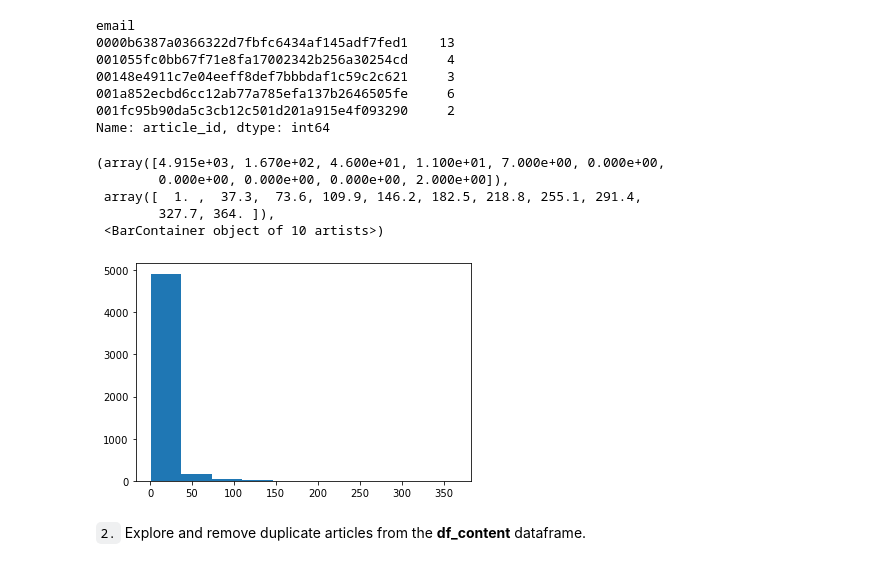
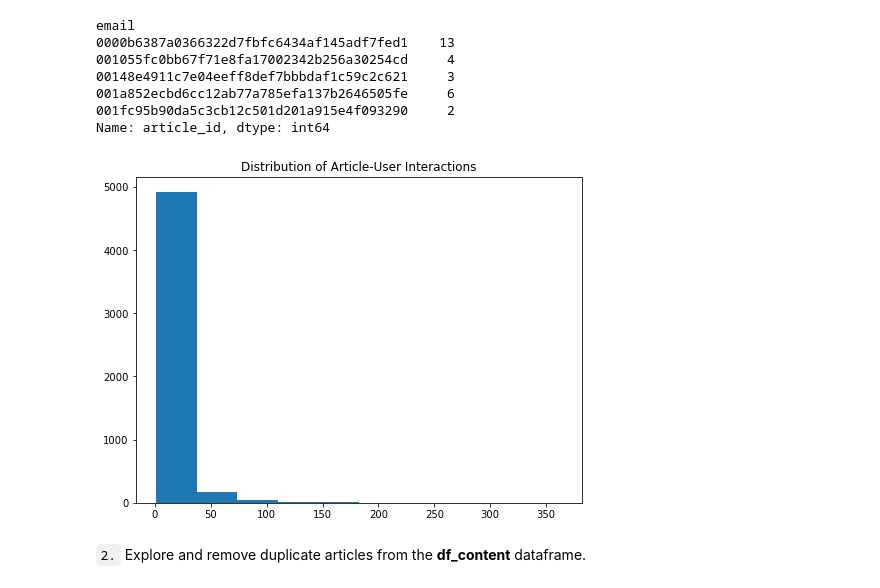
Before and after one commit to OmoyeniO/Recommendations-with-IBM, a Jupyter notebook: Recommendations_with_IBM.ipynb, the cells around one changed output. Cells and saved outputs as stored; diff of their text form; code cells hidden in the pictures.

```diff
--- a/Recommendations_with_IBM.ipynb
+++ b/Recommendations_with_IBM.ipynb
@@ -83,16 +83,14 @@ email
 001a852ecbd6cc12ab77a785efa137b2646505fe     6
 001fc95b90da5c3cb12c501d201a915e4f093290     2
 Name: article_id, dtype: int64
-# %%
-#visualization
-plt.hist(user_article_count)
-# %% [output]
-(array([4.915e+03, 1.670e+02, 4.600e+01, 1.100e+01, 7.000e+00, 0.000e+00,
-        0.000e+00, 0.000e+00, 0.000e+00, 2.000e+00]),
- array([  1. ,  37.3,  73.6, 109.9, 146.2, 182.5, 218.8, 255.1, 291.4,
-        327.7, 364. ]),
- <BarContainer object of 10 artists>)
-[figure, removed]
+# %%
+#visualization
+fig, ax = plt.subplots(figsize=(8,6))
+ax.hist(user_article_count)
+ax.set_title('Distribution of Article-User Interactions')
+plt.show();
+# %% [output]
+[figure, added]
 # %%
 # Fill in the median and maximum number of user_article interactions below
 
```
Also changed, not shown: 1 other file.
